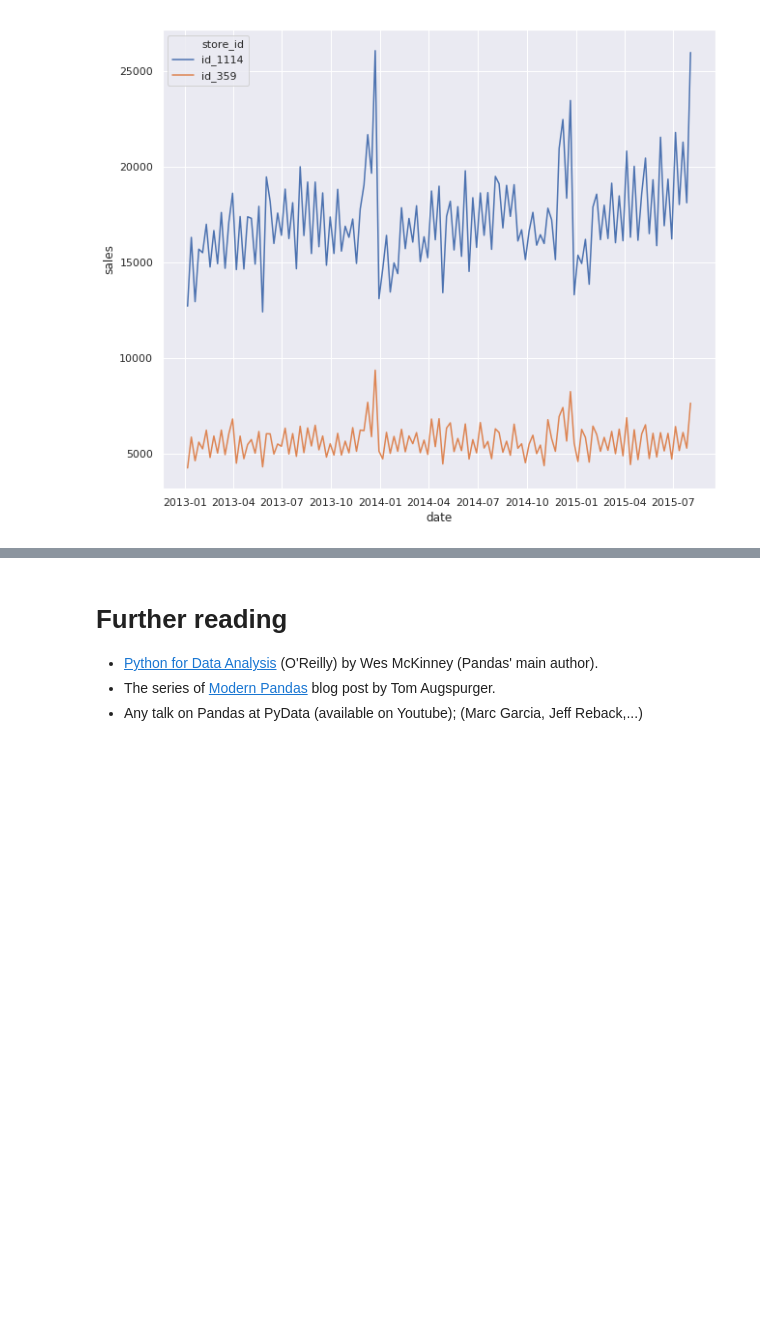
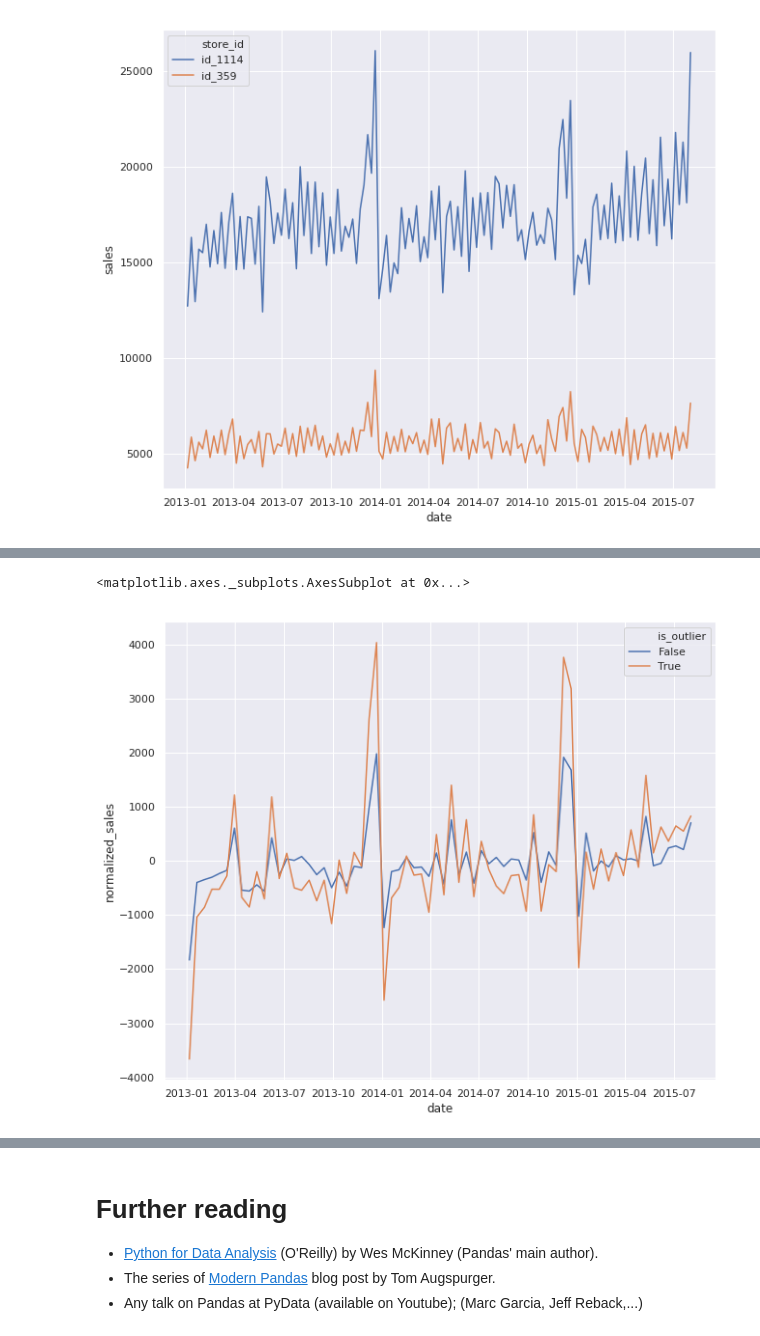
Before and after one commit to RomainSabathe/pandas-introduction, a Jupyter notebook: notebook.ipynb, the cells around one changed output, grey strips where cells are left out. Cells and saved outputs as stored; diff of their text form; code cells hidden in the pictures; blank space fills up the shorter version.

```diff
--- a/notebook.ipynb
+++ b/notebook.ipynb
@@ -708,0 +749,21 @@ Based on only 2 stores, it looks like both of our hypothese apply: it's a mixtur
+# %%
+def compute_normalized_sales(grouped, resample_window='W'):
+    average_sales = grouped.sales.mean()
+    return (grouped.resample(resample_window, on='date')
+                   .mean()
+                   .reset_index()
+                   .set_index(['is_outlier', 'date'])
+                   .assign(normalized_sales=lambda df: df.sales - average_sales))
+
+sns.lineplot(x='date',
+             y='normalized_sales',
+             hue='is_outlier',
+             data=df.set_index('store_id')
+                    .assign(is_outlier=fn_is_outlier)
+                    .reset_index()
+                    .groupby('is_outlier')
+                    .pipe(compute_normalized_sales, resample_window='2W')
+                    .reset_index())
+# %% [output]
+<matplotlib.axes._subplots.AxesSubplot at 0x...>
+[figure, added]
```
Also changed, not shown: parts of 17 cells of this notebook.
